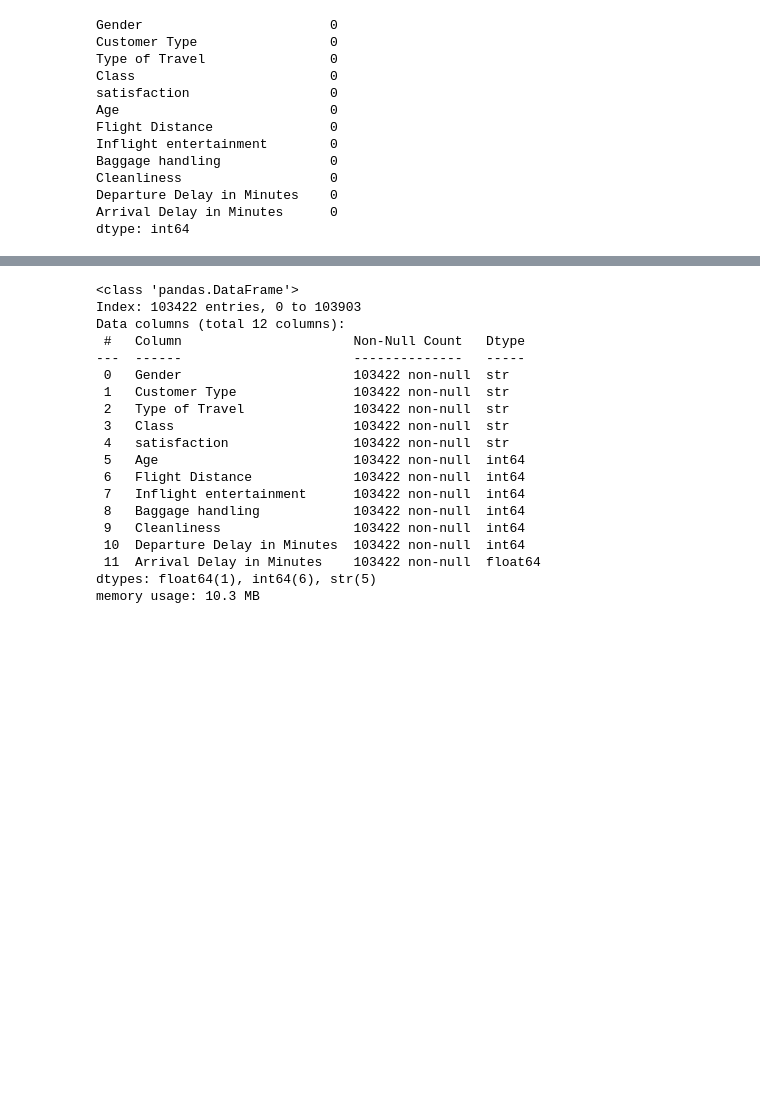
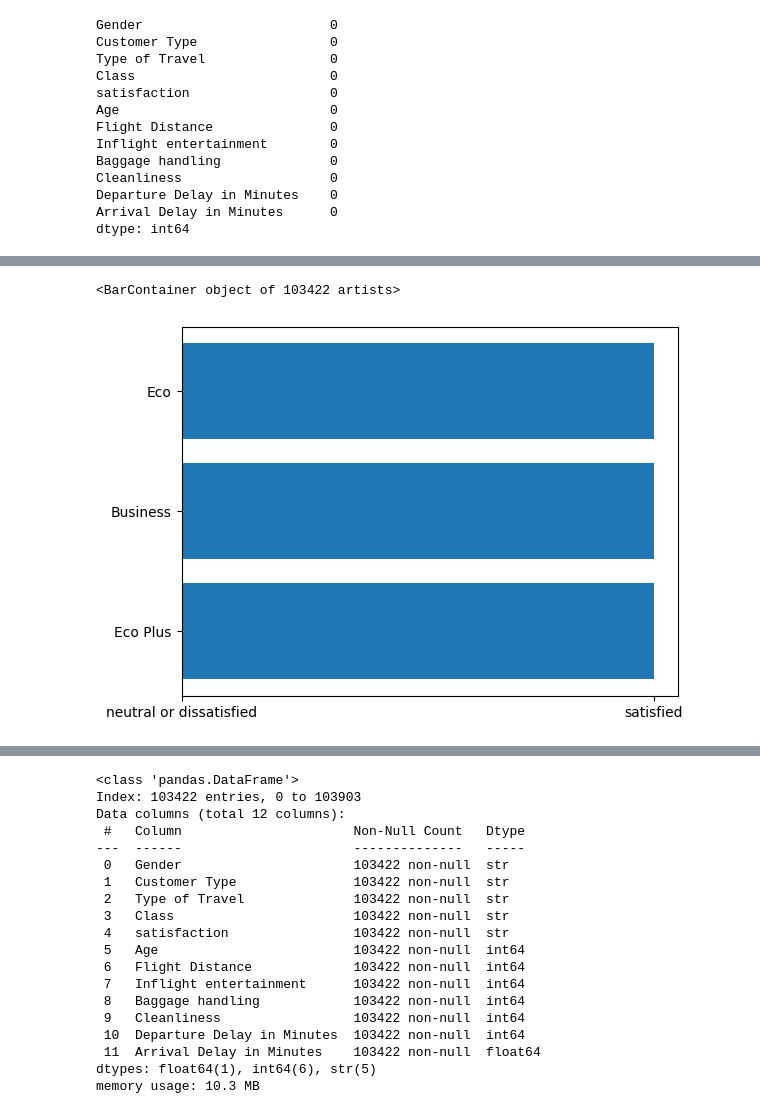
Before and after one commit to Ritika-Gauttam/Summer-2026, a Jupyter notebook: Machine Learning/Project/Customer_Satisfaction/cust_satisfation_prediction.ipynb, the cells around one changed output, grey strips where cells are left out. Drawn from its saved outputs; the diff is of its cells as text; code cells hidden in the pictures; blank space fills up the shorter version.

```diff
--- a/Machine Learning/Project/Customer_Satisfaction/cust_satisfation_prediction.ipynb
+++ b/Machine Learning/Project/Customer_Satisfaction/cust_satisfation_prediction.ipynb
@@ -94,0 +105,7 @@ dtype: int64
+# %%
+x = df['Class']
+y = df['satisfaction']
+plt.barh(x,y)
+# %% [output]
+<BarContainer object of 103422 artists>
+[figure, added]
```
Also changed, not shown: parts of 8 cells of this notebook, 5 other files.
